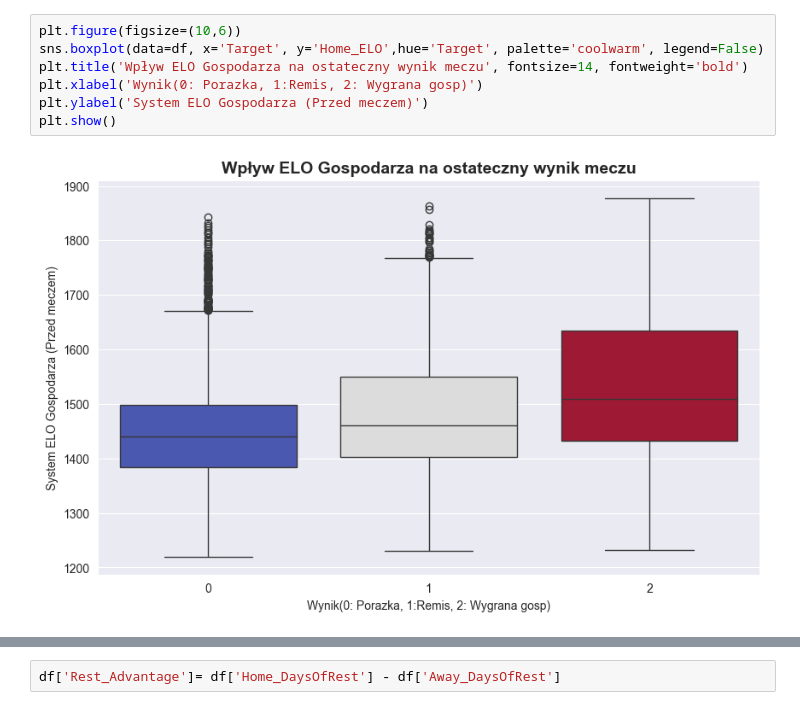
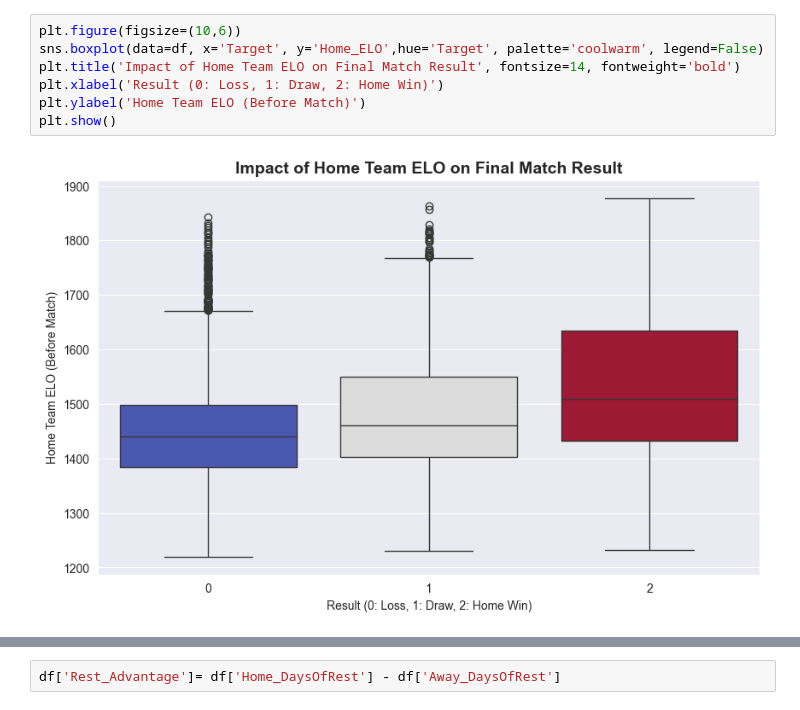
Before and after one commit to Saku4321/Sports_prediction, a Jupyter notebook: notebooks/visualization_eda.ipynb, the cells around one changed output, grey strips where cells are left out. Drawn from its saved outputs; the diff is of its cells as text.

```diff
--- a/notebooks/visualization_eda.ipynb
+++ b/notebooks/visualization_eda.ipynb
@@ -40,9 +46,9 @@ plt.show()
 # %%
 plt.figure(figsize=(10,6))
 sns.boxplot(data=df, x='Target', y='Home_ELO',hue='Target', palette='coolwarm', legend=False)
-plt.title('Wpływ ELO Gospodarza na ostateczny wynik meczu', fontsize=14, fontweight='bold')
-plt.xlabel('Wynik(0: Porazka, 1:Remis, 2: Wygrana gosp)')
-plt.ylabel('System ELO Gospodarza (Przed meczem)')
+plt.title('Impact of Home Team ELO on Final Match Result', fontsize=14, fontweight='bold')
+plt.xlabel('Result (0: Loss, 1: Draw, 2: Home Win)')
+plt.ylabel('Home Team ELO (Before Match)')
 plt.show()
 # %% [output]
-[figure, old version]
+[figure, new version]
```
Also changed, not shown: parts of 16 cells of this notebook, 2 other files.
